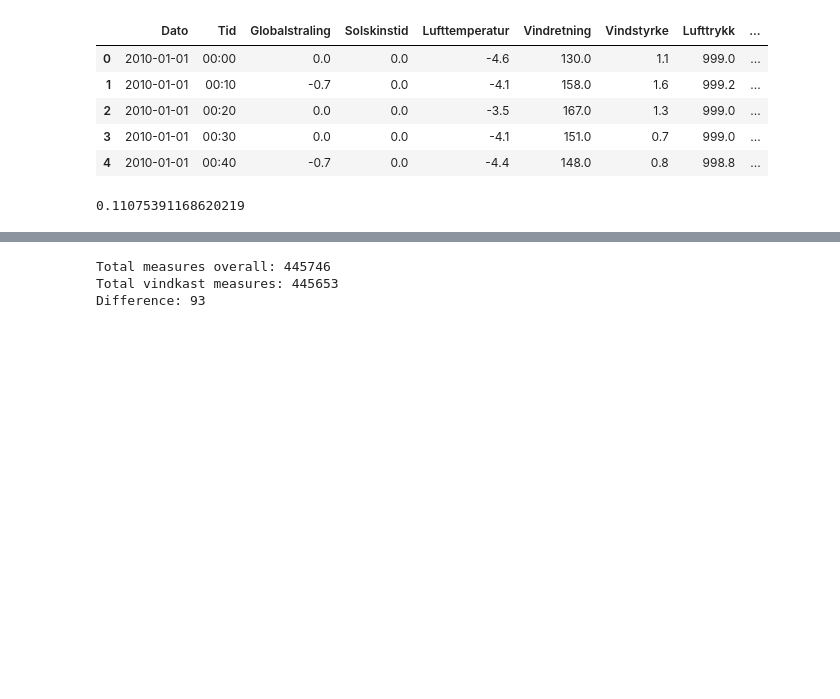
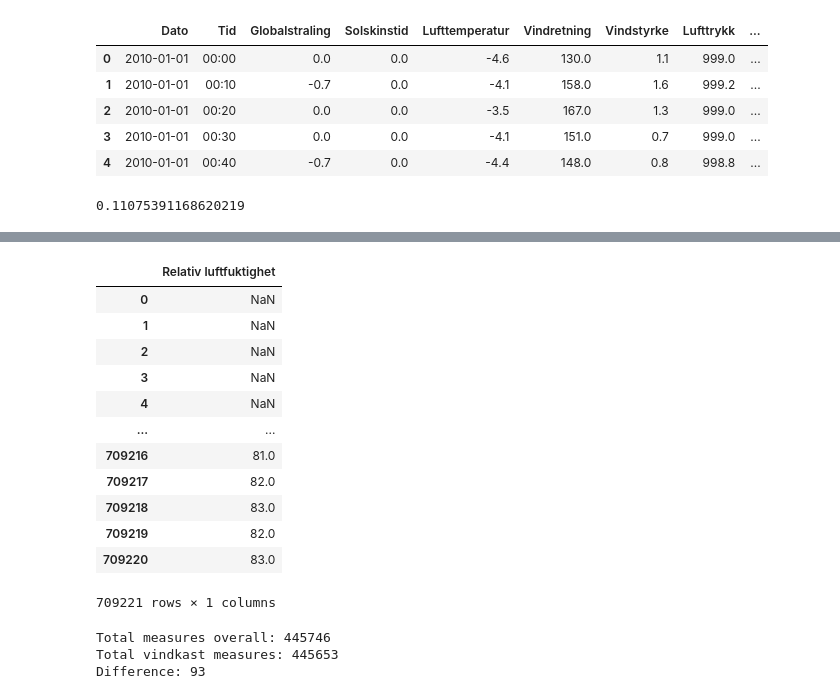
Before and after one commit to auroraingebrigtsen/INF161-project, a Jupyter notebook: processing.ipynb, the cells around one changed output, grey strips where cells are left out. Drawn from its saved outputs; the diff is of its cells as text; code cells hidden in the pictures; blank space fills up the shorter version.

```diff
--- a/processing.ipynb
+++ b/processing.ipynb
@@ -123,3 +135,19 @@ proportion
+# %%
+weather_df[['Relativ luftfuktighet']]
+# %% [output]
+|  | Relativ luftfuktighet |
+| 0 | NaN |
+| 1 | NaN |
+| 2 | NaN |
+| 3 | NaN |
+| 4 | NaN |
+| ... | ... |
+| 709216 | 81.0 |
+| 709217 | 82.0 |
+| 709218 | 83.0 |
+| 709219 | 82.0 |
+| 709220 | 83.0 |
+709221 rows × 1 columns
 # %%
 # where did vindkast start being measured?
 start_vindkast = weather_df[weather_df["Vindkast"].notna()]
```
Also changed, not shown: parts of 18 cells of this notebook, 7 other files.
